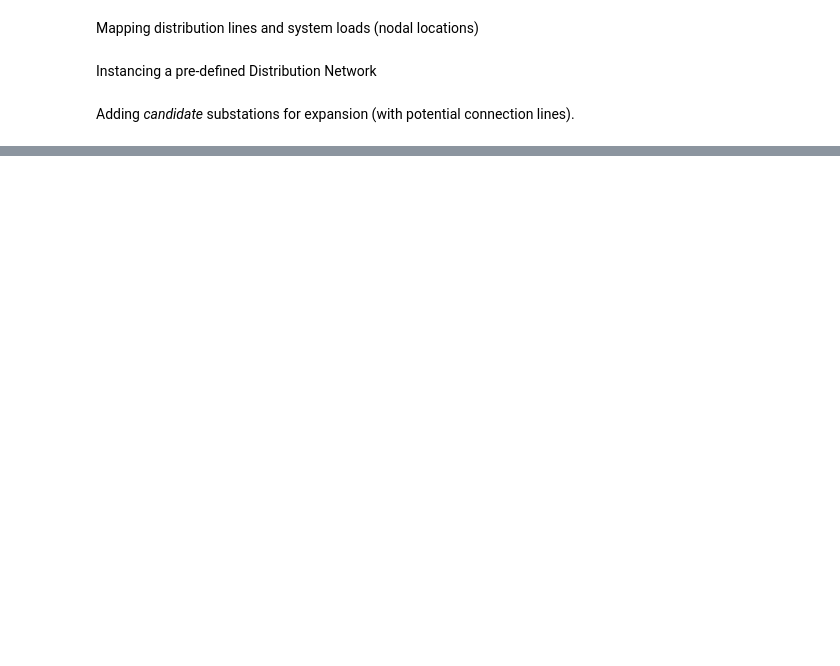
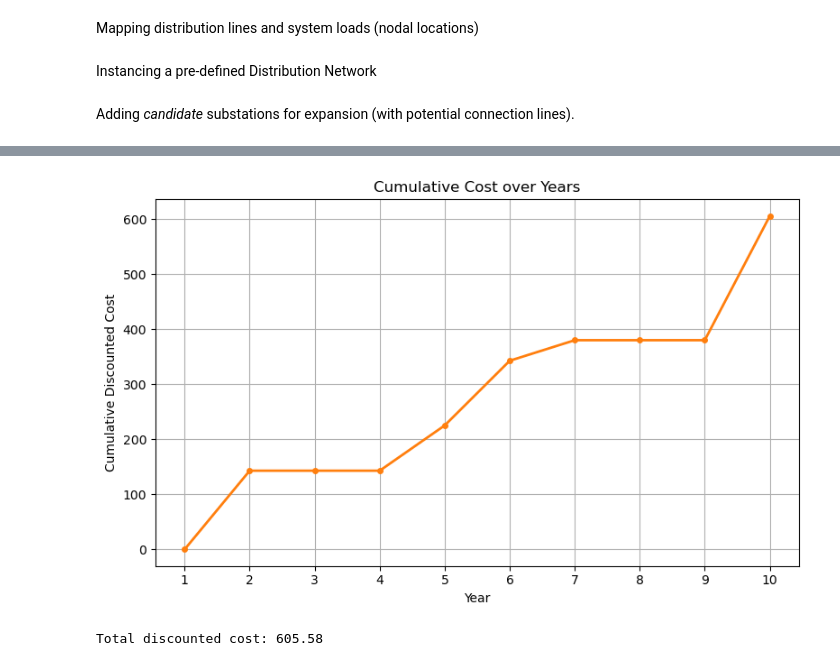
Before and after one commit to hubertprz/46750-optimization-assignment-2, a Jupyter notebook: model_1.ipynb, the cells around one changed output, grey strips where cells are left out. Drawn from its saved outputs; the diff is of its cells as text; code cells hidden in the pictures; blank space fills up the shorter version.

```diff
--- a/model_1.ipynb
+++ b/model_1.ipynb
@@ -199,7 +292,10 @@ For Model 1 it is assumed that EV and heat-pump deployment cause an increase in
 # %%
 # Increasing demand
-demand_rate = 0.055 # = 5.5% (can be also replaced by a linear increase)
+demand_rate = 0.06 # = 5.5% (can be also replaced with a linear increase)
+
 for load, demand in DistributionNetwork.load_capacity.items():
     DistributionNetwork.load_capacity[load] = (1 + demand_rate) * demand
+
+system_demand[2] = list(DistributionNetwork.load_capacity.values()) # Storing total system demand for Year 2
 # %%
 # Solving the problem
@@ -270,9 +359,12 @@ S4 at N16: w=1.0, r=12.95
 # %%
+# Node assignment in Year 10
+S = list(np.arange(1, len(DistributionNetwork.SUBSTATIONS)+1))
+N = list(np.arange(1, len(DistributionNetwork.NODES)+1))
 print("\nNode assignments in Year 10:")
-for i in N:
+for n in N:
     for s in S:
-        if results["Y10"]['y'][i,s] > 0.5:
-            print(f"Node {DistributionNetwork.NODES[i-1]} assigned to {DistributionNetwork.SUBSTATIONS[s-1].id}")
+        if results["Y10"]['y'][n,s] > 0.5:
+            print(f"Node {DistributionNetwork.NODES[n-1]} assigned to {DistributionNetwork.SUBSTATIONS[s-1].id}")
 # %% [output]
 Node assignments in Year 10:
 Node N1 assigned to S2
@@ -296,0 +387,15 @@ Results, plots, short insights
+# %%
+# Create a DataFrame
+years = np.arange(1, 11, 1) #[1, 2, ..., 10]
+
+results_df = pd.DataFrame({
+    "System Demand": [round(sum(system_demand[y]), 2) for y in years],
+    "System Supply": [round(sum(results[f"Y{y}"]['r'].values()), 2) for y in years],
+    "System Capacity": [sum(results[f"Y{y}"]['P'].values()) for y in years],
+    "Substations Active": [[s for s,w in results[f"Y{y}"]['w'].items() if w==1] for y in years],
+    "Discounted Cost": [round(results[f"Y{y}"]['objective'], 2) for y in years]
+}, index=years)
+
+results_df['Cumulative D. Cost'] = results_df['Discounted Cost'].cumsum()
+
+results_df
@@ -297,3 +414,18 @@ Results, plots, short insights
+# %%
+plt.figure(figsize=(8, 5))
+plt.plot(results_df.index, results_df['Cumulative D. Cost'], marker='o', markersize=4, linewidth=2, color='tab:orange')
+plt.xticks(results_df.index)
+plt.xlabel("Year")
+plt.ylabel("Cumulative Discounted Cost")
+plt.title("Cumulative Cost over Years")
+plt.grid()
+plt.tight_layout()
+plt.show()
+
+print("Total discounted cost:", round(results_df.loc[10]['Cumulative D. Cost'], 2))
+# %% [output]
+[figure, added]
+Total discounted cost: 605.58
 # %% [markdown]
 ![Final example](figures/Model1_Final.png)
 *Illustration of Year 10 optimization results.*
```
Also changed, not shown: parts of 18 cells of this notebook, 3 other files.
